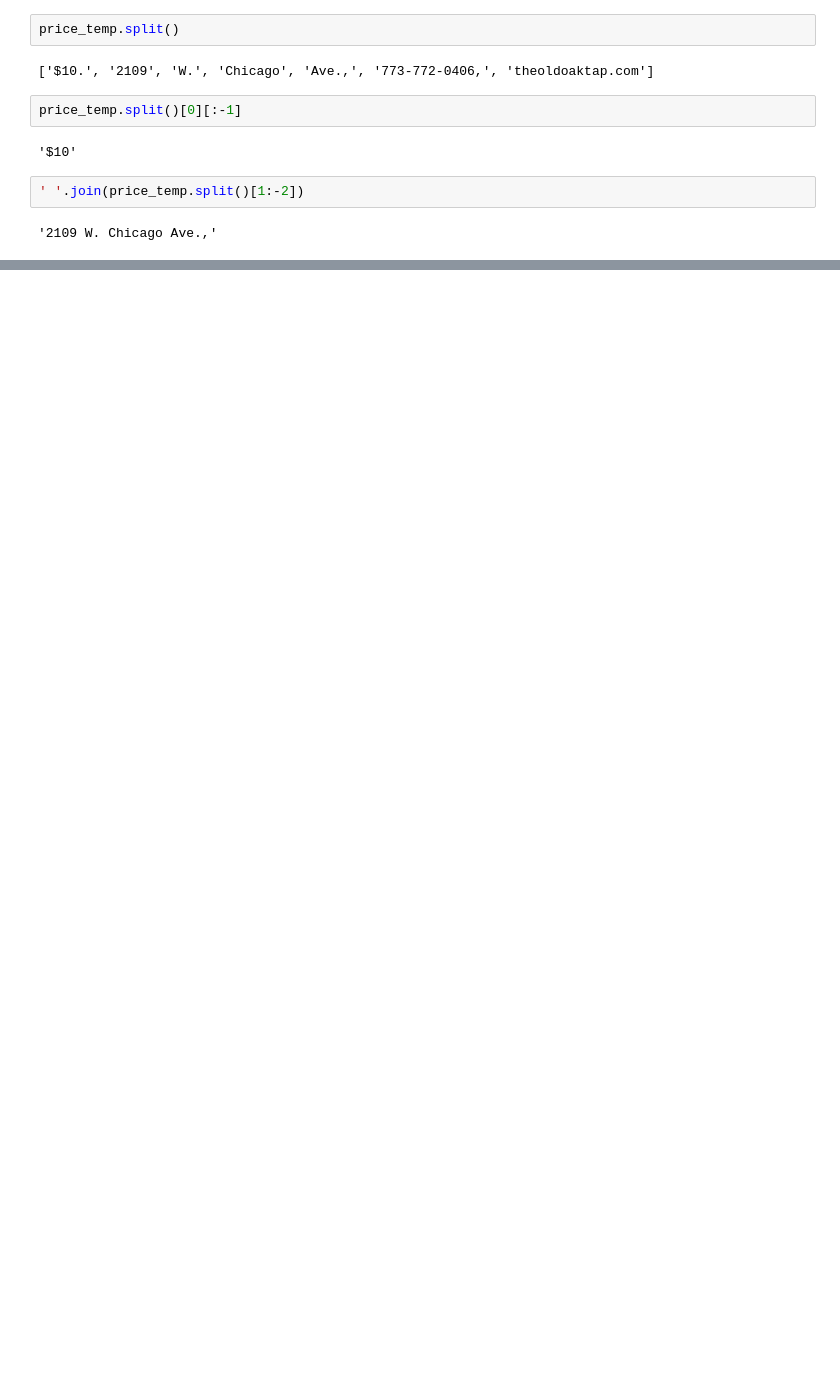
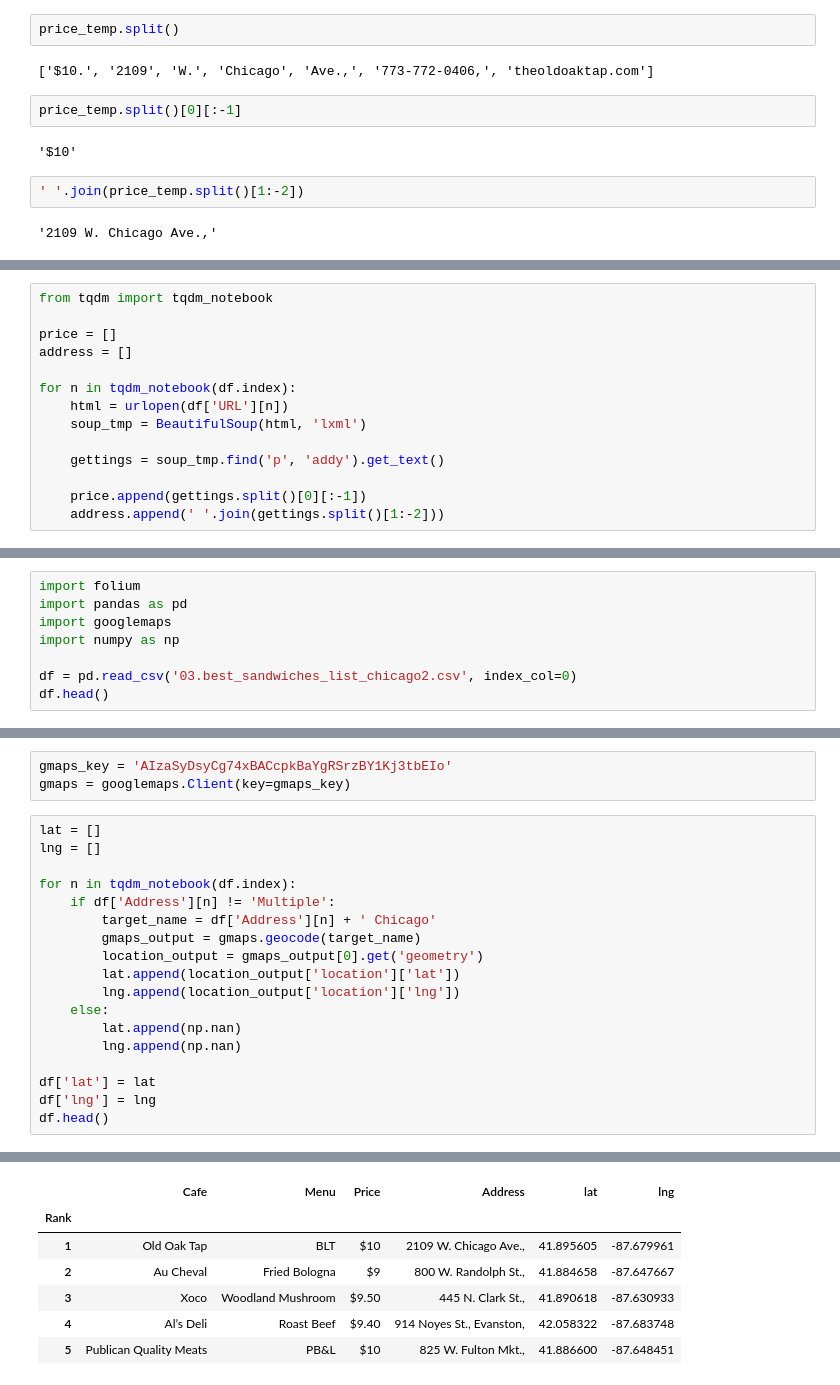
Before and after one commit to jbaeckn/data_jumurugi, a Jupyter notebook: chapter3/Untitled.ipynb, the cells around one changed output, grey strips where cells are left out. Cells and saved outputs as stored; diff of their text form; blank space fills up the shorter version.

```diff
--- a/chapter3/Untitled.ipynb
+++ b/chapter3/Untitled.ipynb
@@ -532,0 +535,14 @@ price_temp.split()[0][:-1]
+# %%
+from tqdm import tqdm_notebook
+
+price = []
+address = []
+
+for n in tqdm_notebook(df.index):
+    html = urlopen(df['URL'][n])
+    soup_tmp = BeautifulSoup(html, 'lxml')
+
+    gettings = soup_tmp.find('p', 'addy').get_text()
+
+    price.append(gettings.split()[0][:-1])
+    address.append(' '.join(gettings.split()[1:-2]))
@@ -532,0 +570,8 @@ price_temp.split()[0][:-1]
+# %%
+import folium
+import pandas as pd
+import googlemaps
+import numpy as np
+
+df = pd.read_csv('03.best_sandwiches_list_chicago2.csv', index_col=0)
+df.head()
@@ -532,0 +586,22 @@ price_temp.split()[0][:-1]
+# %%
+gmaps_key = 'AIzaSyDsyCg74xBACcpkBaYgRSrzBY1Kj3tbEIo'
+gmaps = googlemaps.Client(key=gmaps_key)
+# %%
+lat = []
+lng = []
+
+for n in tqdm_notebook(df.index):
+    if df['Address'][n] != 'Multiple':
+        target_name = df['Address'][n] + ' Chicago'
+        gmaps_output = gmaps.geocode(target_name)
+        location_output = gmaps_output[0].get('geometry')
+        lat.append(location_output['location']['lat'])
+        lng.append(location_output['location']['lng'])
+    else:
+        lat.append(np.nan)
+        lng.append(np.nan)
+
+df['lat'] = lat
+df['lng'] = lng
+df.head()
+# %% [output]
@@ -532,0 +609,7 @@ price_temp.split()[0][:-1]
+|  | Cafe | Menu | Price | Address | lat | lng |
+| Rank |  |  |  |  |  |  |
+| 1 | Old Oak Tap | BLT | $10 | 2109 W. Chicago Ave., | 41.895605 | -87.679961 |
+| 2 | Au Cheval | Fried Bologna | $9 | 800 W. Randolph St., | 41.884658 | -87.647667 |
+| 3 | Xoco | Woodland Mushroom | $9.50 | 445 N. Clark St., | 41.890618 | -87.630933 |
+| 4 | Al’s Deli | Roast Beef | $9.40 | 914 Noyes St., Evanston, | 42.058322 | -87.683748 |
+| 5 | Publican Quality Meats | PB&L | $10 | 825 W. Fulton Mkt., | 41.886600 | -87.648451 |
```
Also changed, not shown: parts of 8 cells of this notebook.
